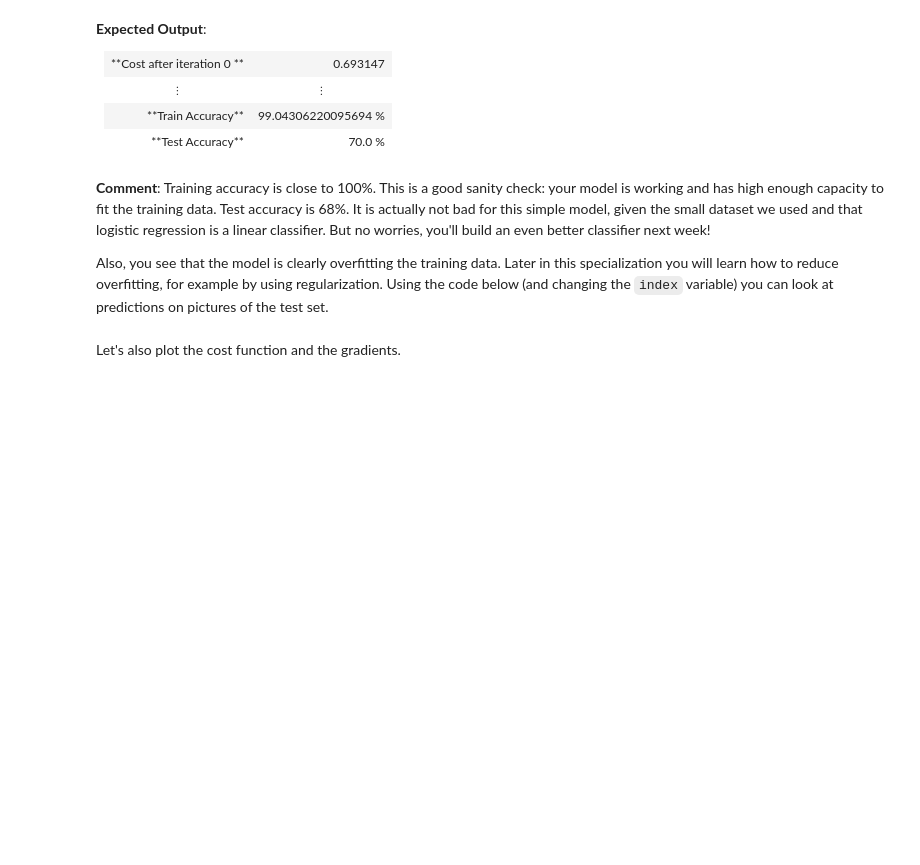
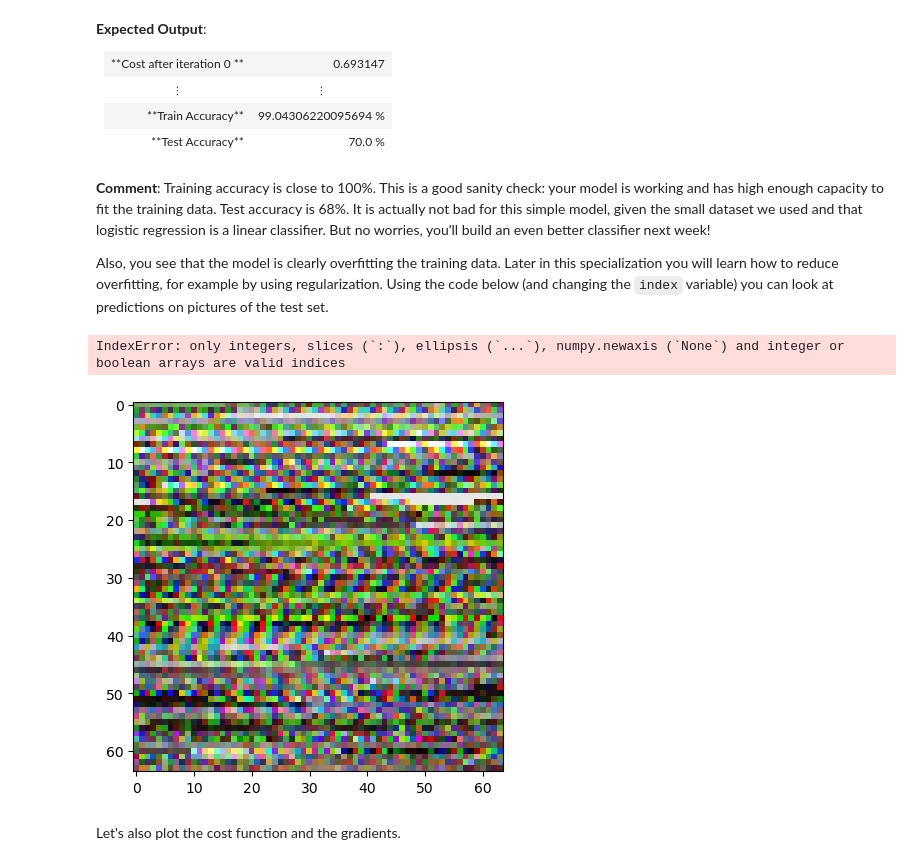
Before and after one commit to IvanMahlelebe/deeplearning-with-andrew, a Jupyter notebook: 01-neuralnets-and-deeplearning/02-logistic-regression/logistic-regression.ipynb, the cells around one changed output. Cells and saved outputs as stored; diff of their text form; code cells hidden in the pictures; blank space fills up the shorter version.

Commit message:
[feature/lr-neuralnet] analysed model results

```diff
--- a/01-neuralnets-and-deeplearning/02-logistic-regression/logistic-regression.ipynb
+++ b/01-neuralnets-and-deeplearning/02-logistic-regression/logistic-regression.ipynb
@@ -510,6 +510,10 @@ else:
 Dataset loaded successfully!
 # %%
 preprocessor = DataPreprocessor()
+
+m_train = train_set_x_orig.shape[0]
+m_test = test_set_x_orig.shape[0]
+num_px = train_set_x_orig.shape[1]
 
 train_set_x_flatten = preprocessor.flatten_data(train_set_x_orig)
 test_set_x_flatten = preprocessor.flatten_data(test_set_x_orig)
@@ -525,7 +529,8 @@ test_set_flatten shape: (12288, 50)
 train_set_x = train_set_x_flatten/255.
 test_set_x = test_set_x_flatten/255.
 # %%
-model_outputs = run_model(
+cat_classifier = NeuralCatIdentifier(train_set_x.shape[0])
+model_outputs = cat_classifier.run(
   train_set_x,
   train_set_y, test_set_x,
   test_set_y,
@@ -562,8 +565,15 @@ Also, you see that the model is clearly overfitting the training data. Later in
 # %%
 # Example of a picture that was wrongly classified.
 index = 25
 plt.imshow(test_set_x[:,index].reshape((num_px, num_px, 3)))
-print ("y = " + str(test_set_y[0,index]) + ", you predicted that it is a \"" + classes[d["Y_prediction_test"][0,index]].decode("utf-8") +  "\" picture.")
+
+y_pred = str(test_set_y[0,index])
+class_pred = classes[model_outputs["Y_prediction_test"][0,index]].decode("utf-8")
+
+print (f"y = {y_pred}, you predicted that it is a {class_pred} picture.")
+# %% [output]
+IndexError: only integers, slices (`:`), ellipsis (`...`), numpy.newaxis (`None`) and integer or boolean arrays are valid indices
+[figure, added]
 # %% [markdown]
 Let's also plot the cost function and the gradients.
 # %%
```
Also changed, not shown: parts of 4 cells of this notebook.
